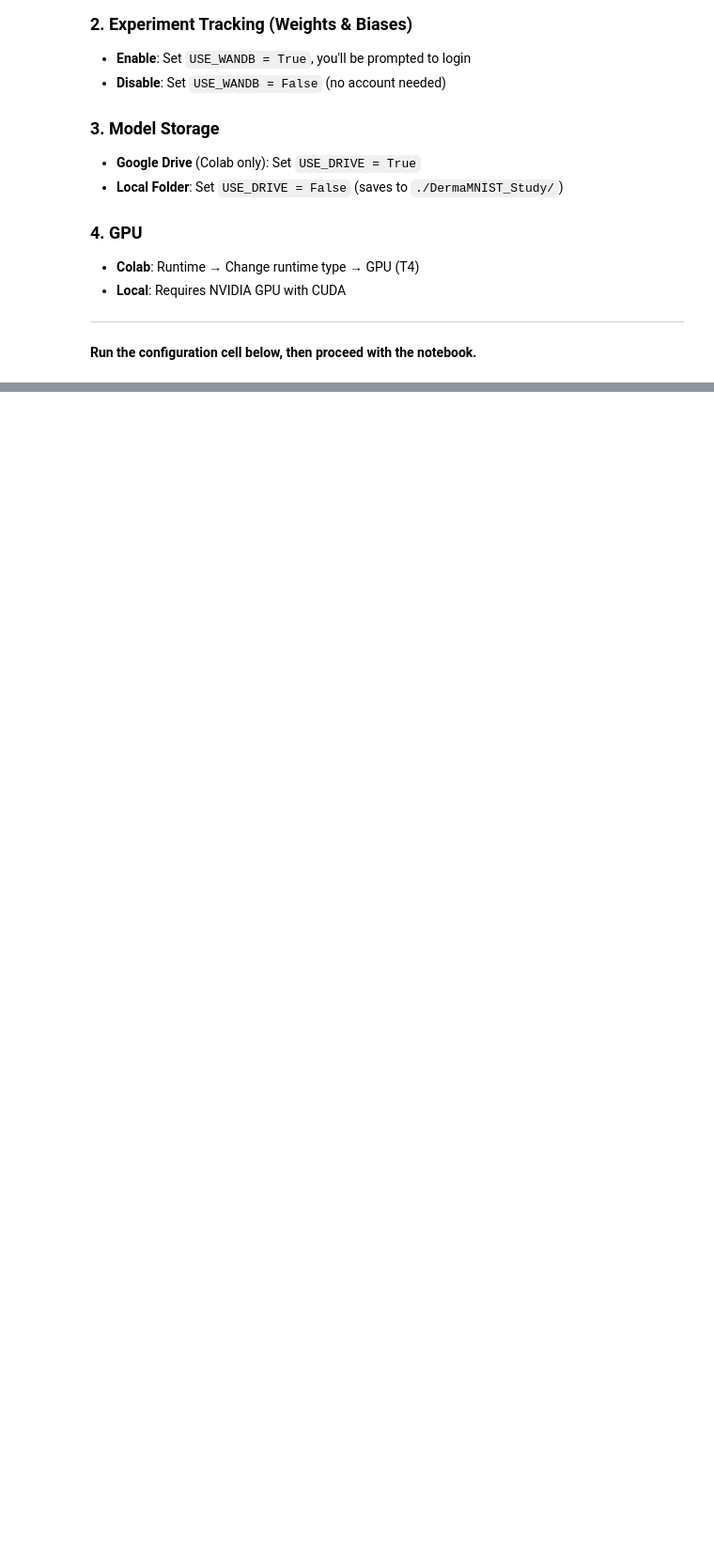
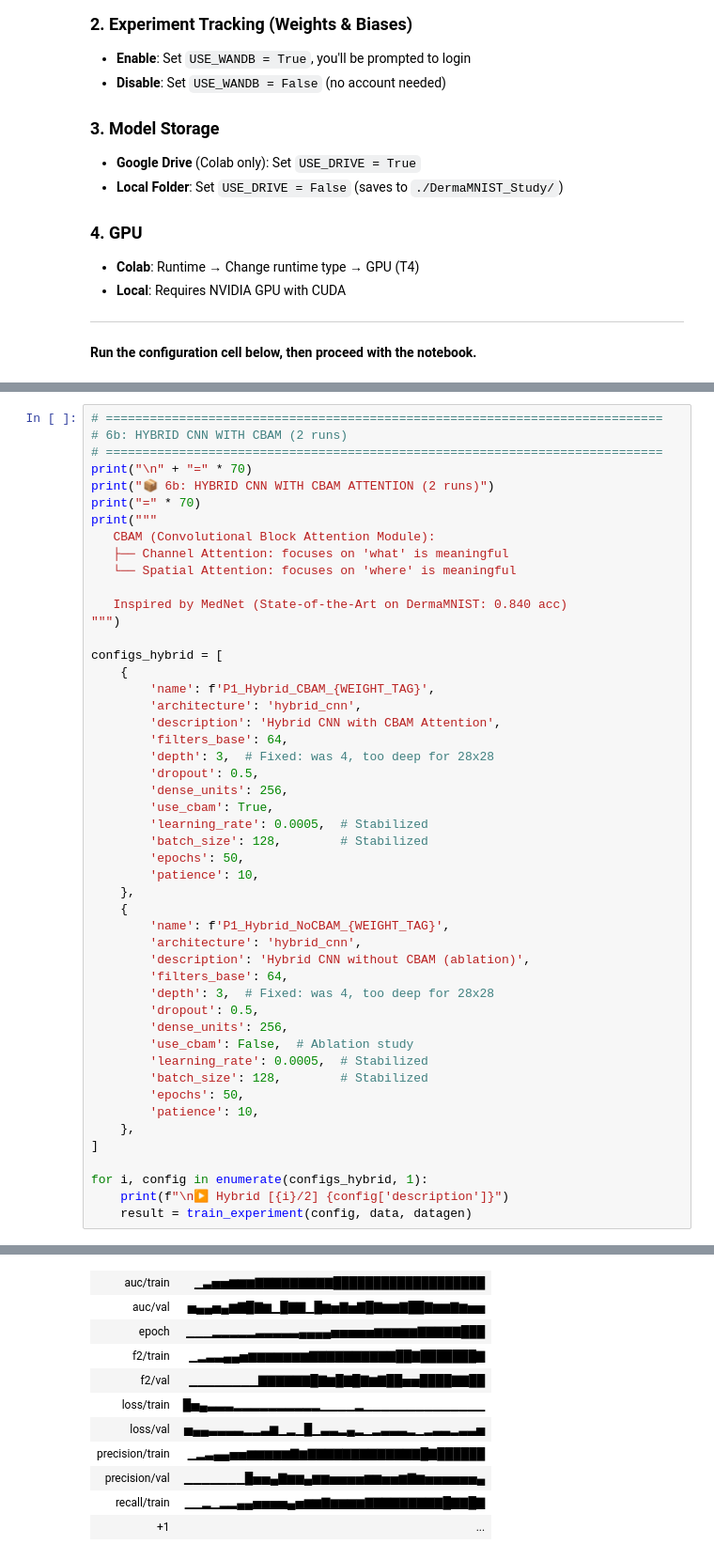
Before and after one commit to gez2code/Binary-Classification-DermaMNIST, a Jupyter notebook: Binary_Classification_DermaMNIST.ipynb, the cells around one changed output, grey strips where cells are left out. Shown at 94% size. Cells and saved outputs as stored; diff of their text form; blank space fills up the shorter version.

```diff
--- a/Binary_Classification_DermaMNIST.ipynb
+++ b/Binary_Classification_DermaMNIST.ipynb
@@ -1810,0 +2252,50 @@ print(f"💾 Model copied to: {final_model_dest}")
+# %%
+# ============================================================================
+# 6b: HYBRID CNN WITH CBAM (2 runs)
+# ============================================================================
+print("\n" + "=" * 70)
+print("📦 6b: HYBRID CNN WITH CBAM ATTENTION (2 runs)")
+print("=" * 70)
+print("""
+   CBAM (Convolutional Block Attention Module):
+   ├── Channel Attention: focuses on 'what' is meaningful
+   └── Spatial Attention: focuses on 'where' is meaningful
+
+   Inspired by MedNet (State-of-the-Art on DermaMNIST: 0.840 acc)
+""")
+
+configs_hybrid = [
+    {
+        'name': f'P1_Hybrid_CBAM_{WEIGHT_TAG}',
+        'architecture': 'hybrid_cnn',
+        'description': 'Hybrid CNN with CBAM Attention',
+        'filters_base': 64,
+        'depth': 3,  # Fixed: was 4, too deep for 28x28
+        'dropout': 0.5,
+        'dense_units': 256,
+        'use_cbam': True,
+        'learning_rate': 0.0005,  # Stabilized
+        'batch_size': 128,        # Stabilized
+        'epochs': 50,
+        'patience': 10,
+    },
+    {
+        'name': f'P1_Hybrid_NoCBAM_{WEIGHT_TAG}',
+        'architecture': 'hybrid_cnn',
+        'description': 'Hybrid CNN without CBAM (ablation)',
+        'filters_base': 64,
+        'depth': 3,  # Fixed: was 4, too deep for 28x28
+        'dropout': 0.5,
+        'dense_units': 256,
+        'use_cbam': False,  # Ablation study
+        'learning_rate': 0.0005,  # Stabilized
+        'batch_size': 128,        # Stabilized
+        'epochs': 50,
+        'patience': 10,
+    },
+]
+
+for i, config in enumerate(configs_hybrid, 1):
+    print(f"\n▶️ Hybrid [{i}/2] {config['description']}")
+    result = train_experiment(config, data, datagen)
+# %% [output]
@@ -1810,0 +2344,11 @@ print(f"💾 Model copied to: {final_model_dest}")
+| auc/train | ▁▃▅▅▆▆▆▇▇▇▇▇▇▇▇▇███████████████████ |
+| auc/val | ▅▄▄▅▄▆▇█▇▆▁█▇▇▁█▆▅▇▅▇█▇▆▆▇██▇▆▆▇▆▅▅ |
+| epoch | ▁▁▁▂▂▂▂▂▃▃▃▃▃▄▄▄▄▅▅▅▅▅▆▆▆▆▆▇▇▇▇▇███ |
+| f2/train | ▁▂▃▃▄▄▅▆▆▆▆▆▆▆▇▇▇▇▇▇▇▇▇▇██▇███████▇ |
+| f2/val | ▁▁▁▁▁▁▁▁▇▇▇▇▇▇█▇▆█▇█▇▆▇██▅▅████▇▇██ |
+| loss/train | █▅▄▃▃▃▂▂▂▂▂▂▂▂▂▂▁▁▁▁▂▁▁▁▁▁▁▁▁▁▁▁▁▁▁ |
+| loss/val | ▅▄▄▃▃▃▃▂▂▃▆▁▂▁█▁▃▃▂▄▂▁▂▃▃▃▂▁▂▃▃▂▃▃▅ |
+| precision/train | ▁▂▃▄▄▅▅▆▆▆▆▆▇▆▇▇▇▇▇▇▇▇▇▇▇▇▇█▇██████ |
+| precision/val | ▁▁▁▁▁▁▁█▅▅▄▇▆▆▄▆▆▅▅▅▅▆▆▅▅▆▇▆▅▅▅▅▅▅▄ |
+| recall/train | ▁▁▂▁▂▂▄▄▅▅▅▅▄▅▆▆▇▆▆▆▆▇▇▇▇▇▇▇▇▇█▇▇█▇ |
+| +1 | ... |
```
Also changed, not shown: parts of 59 cells of this notebook.
